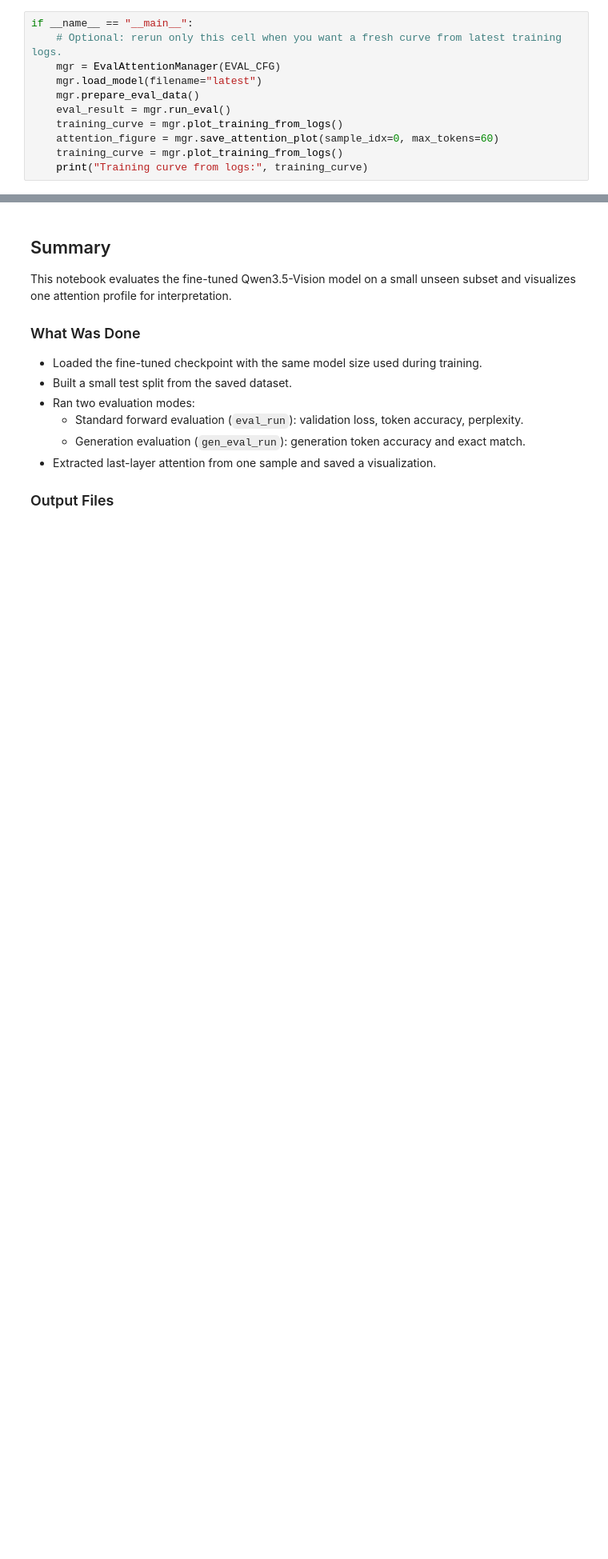
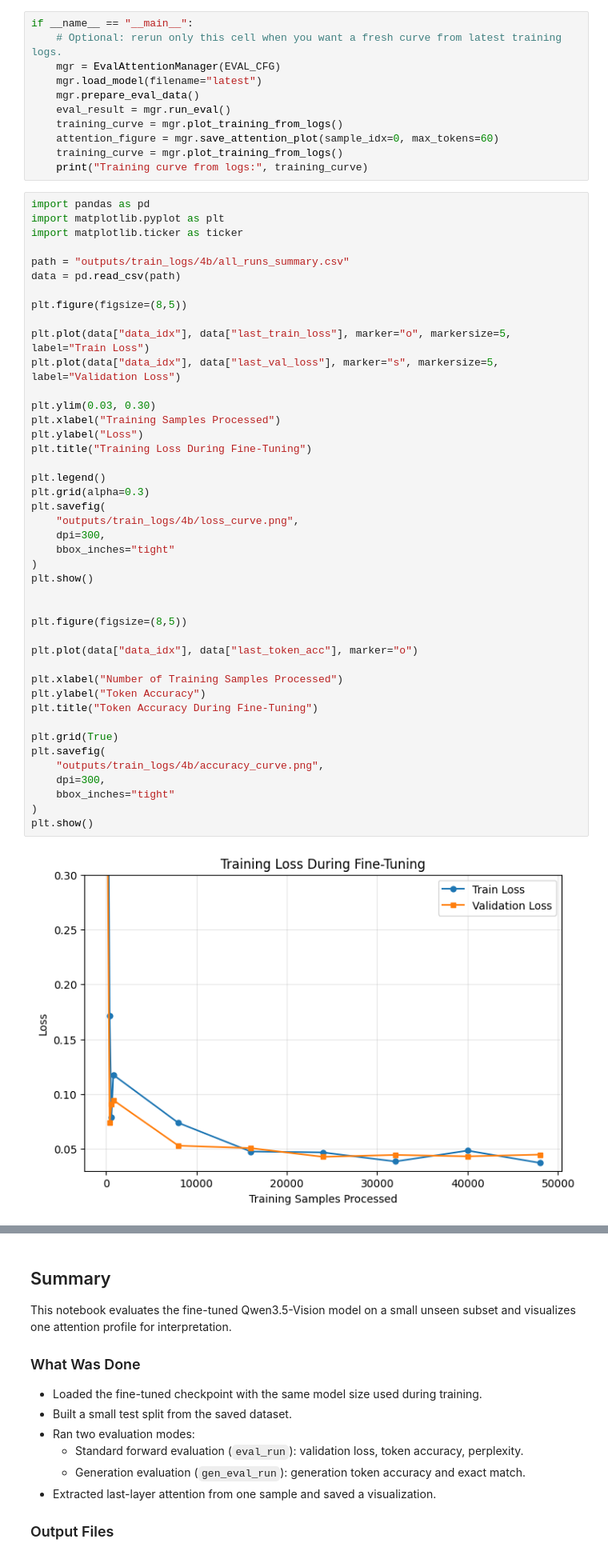
Before and after one commit to sxqian-lgtm/Qwen3.5-Vision-From-Scratch-Fine-Tuning, a Jupyter notebook: 05_eval_attention.ipynb, the cells around one changed output, grey strips where cells are left out. Shown at 80% size. Saved outputs shown, nothing was run; the diff lists cells and outputs as text; blank space fills up the shorter version.

Commit message:
new plot

```diff
--- a/05_eval_attention.ipynb
+++ b/05_eval_attention.ipynb
@@ -210,3 +210,48 @@ if __name__ == "__main__":
     attention_figure = mgr.save_attention_plot(sample_idx=0, max_tokens=60)
     training_curve = mgr.plot_training_from_logs()
     print("Training curve from logs:", training_curve)
+# %%
+import pandas as pd
+import matplotlib.pyplot as plt
+import matplotlib.ticker as ticker
+
+path = "outputs/train_logs/4b/all_runs_summary.csv"
+data = pd.read_csv(path)
+
+plt.figure(figsize=(8,5))
+
+plt.plot(data["data_idx"], data["last_train_loss"], marker="o", markersize=5, label="Train Loss")
+plt.plot(data["data_idx"], data["last_val_loss"], marker="s", markersize=5, label="Validation Loss")
+
+plt.ylim(0.03, 0.30)
+plt.xlabel("Training Samples Processed")
+plt.ylabel("Loss")
+plt.title("Training Loss During Fine-Tuning")
+
+plt.legend()
+plt.grid(alpha=0.3)
+plt.savefig(
+    "outputs/train_logs/4b/loss_curve.png",
+    dpi=300,
+    bbox_inches="tight"
+)
+plt.show()
+
+
+plt.figure(figsize=(8,5))
+
+plt.plot(data["data_idx"], data["last_token_acc"], marker="o")
+
+plt.xlabel("Number of Training Samples Processed")
+plt.ylabel("Token Accuracy")
+plt.title("Token Accuracy During Fine-Tuning")
+
+plt.grid(True)
+plt.savefig(
+    "outputs/train_logs/4b/accuracy_curve.png",
+    dpi=300,
+    bbox_inches="tight"
+)
+plt.show()
+# %% [output]
+[figure, added]
```
Also changed, not shown: parts of 1 cell of this notebook, 7 other files.
